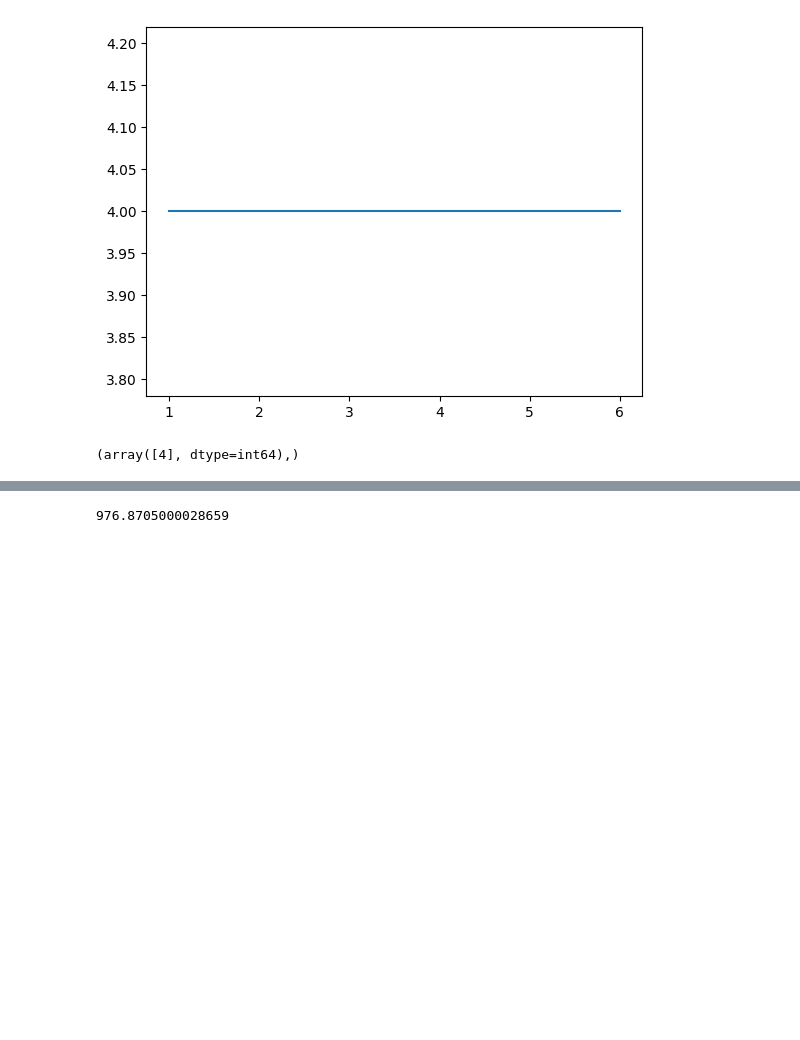
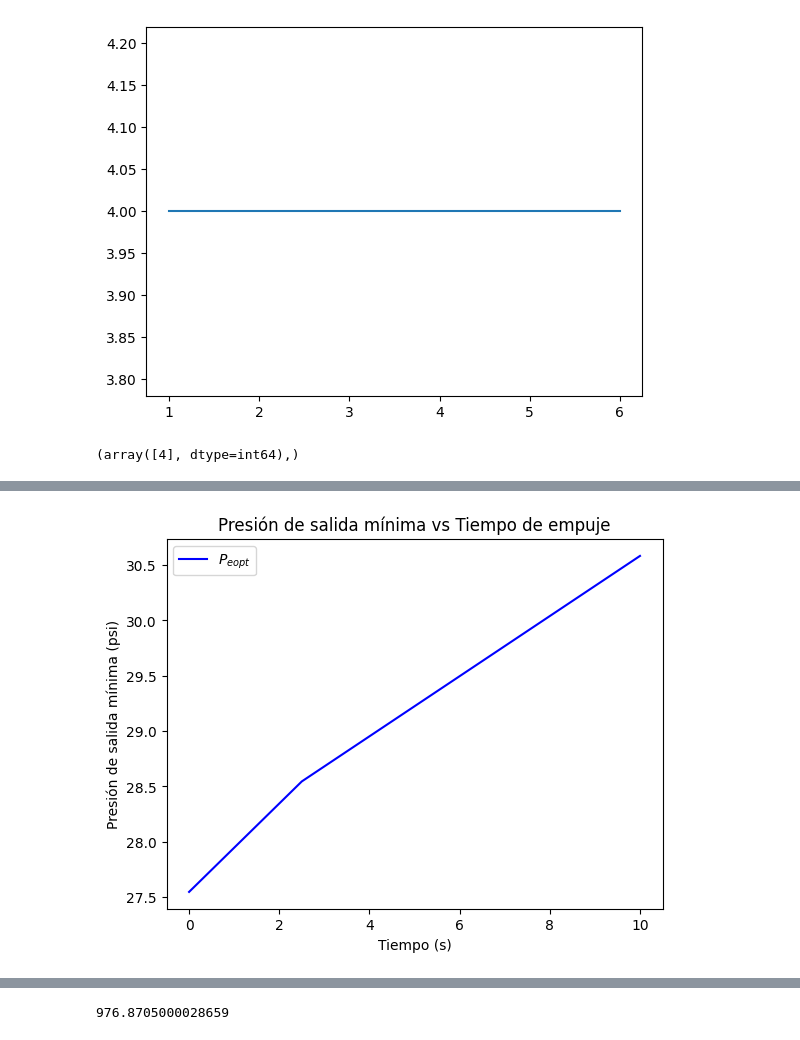
Before and after one commit to leonelGo/Coheteria, a Jupyter notebook: Motor/Motor.ipynb, the cells around one changed output, grey strips where cells are left out. Drawn from its saved outputs; the diff is of its cells as text; code cells hidden in the pictures; blank space fills up the shorter version.

```diff
--- a/Motor/Motor.ipynb
+++ b/Motor/Motor.ipynb
@@ -7,0 +202,11 @@ import pandas as pd
+# %%
+def Hola(a):
+    A=a
+    return A*[1,2],A*[3,4]
+
+p, j = Hola(1)
+
+k = [2,8,9]
+l = [10,12, 13]
+
+print(np.array(k)**2)
@@ -7,0 +351,7 @@ import pandas as pd
+# %%
+import numpy as np
+from scipy.optimize import fsolve
+import matplotlib.pyplot as plt
+
+
+CF = Cf_()
@@ -175,0 +758,67 @@ def tail_off(Pab,R, To, At, V0, c, t):
+# %%
+import numpy as np
+from scipy.optimize import fsolve, minimize_scalar
+import matplotlib.pyplot as plt
+
+# Definición de la función para el coeficiente de empuje
+def Cf2_(pe, po, pa, At, Ae, k):
+    term1 = np.sqrt((2 * k**2 / (k - 1)) * (2 / (k + 1))**((k + 1) / (k - 1)) * (1 - (pe / po)**((k - 1) / k)))
+    term2 = ((pe - pa) / po) * (Ae / At)
+    return term1 + term2 - CF
+
+# Parámetros conocidos
+At = 0.1  # Área de garganta (m^2)
+Ae = 0.2  # Área de salida (m^2)
+CF = 1.5  # Coeficiente de empuje (dado)
+k = 1.4   # Índice adiabático
+
+# Arrays de presión de cámara y presión atmosférica
+Presion_camara = np.array([101325, 110000, 120000, 130000, 140000])  # Ejemplo en Pascales
+P_atm = np.array([101325, 100000, 95000, 90000, 85000])  # Ejemplo en Pascales
+
+# Convertimos las presiones a psi (si es necesario)
+po_array = (Presion_camara + P_atm) * 0.000145038  # Conversion from Pa to psi
+pa_array = P_atm * 0.000145038  # Conversion from Pa to psi
+
+# Asegurarse de que los arrays tienen la misma longitud
+assert len(po_array) == len(pa_array), "Los arreglos po y pa deben tener la misma longitud"
+
+# Inicializamos un array para almacenar las soluciones de pe
+pe_solutions = []
+
+# Función para encontrar el mínimo pe que cumple Cf >= 0
+def find_pe_min(po, pa, At, Ae, k):
+    # Función a minimizar
+    def objective(pe):
+        return np.maximum(-Cf2_(pe, po, pa, At, Ae, k), 0)
+
+    result = minimize_scalar(objective, bounds=(pa, po), method='bounded')
+    if result.success:
+        return result.x
+    else:
+        return np.nan  # Indicar si no se encontró una solución válida
+
+# Resolvemos para pe que cumple Cf >= 0 para cada par de po y pa
+for po, pa in zip(po_array, pa_array):
+    pe_min = find_pe_min(po, pa, At, Ae, k)
+    pe_solutions.append(pe_min)
+
+# Convertimos la lista de soluciones en un array de numpy para facilitar su manejo
+pe_solutions = np.array(pe_solutions)
+
+# Verificamos las longitudes de los arrays
+print(f"Longitud de po_array: {len(po_array)}")
+print(f"Longitud de pa_array: {len(pa_array)}")
+print(f"Longitud de pe_solutions: {len(pe_solutions)}")
+
+# Generación de t_thrust
+t_thrust = np.linspace(0, 10, len(pe_solutions))  # Suponiendo que t_thrust tiene la misma longitud
+
+# Graficamos los resultados
+plt.plot(t_thrust, pe_solutions, 'b-', label=r'$P_{e opt}$')
+plt.xlabel('Tiempo (s)')
+plt.ylabel('Presión de salida mínima (psi)')
+plt.title('Presión de salida mínima vs Tiempo de empuje')
+plt.legend()
+plt.show()
+# %% [output]
@@ -175,0 +828 @@ def tail_off(Pab,R, To, At, V0, c, t):
+[figure, added]
```
Also changed, not shown: parts of 37 cells of this notebook, 49 other files.
